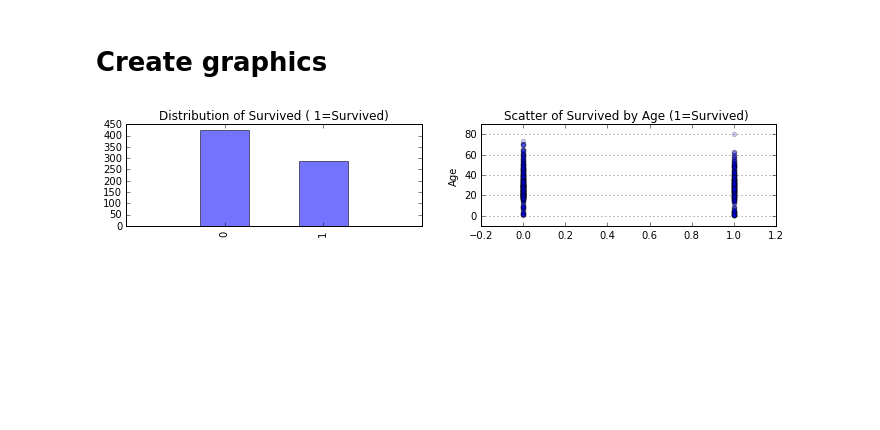
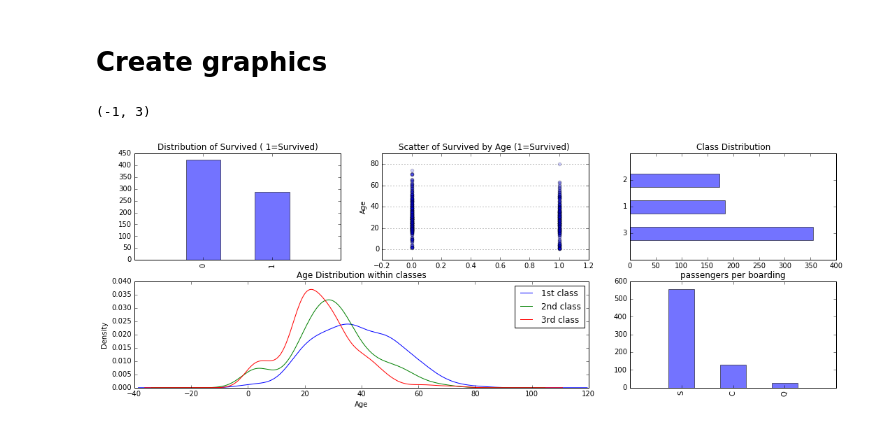
Before and after one commit to xingobar/visualization, a Jupyter notebook: data visulization.ipynb, the cells around one changed output. Saved outputs shown, nothing was run; the diff lists cells and outputs as text; code cells hidden in the pictures; blank space fills up the shorter version.

```diff
--- a/data visulization.ipynb
+++ b/data visulization.ipynb
@@ -67,23 +67,45 @@ df.dropna(inplace=True)
 # %% [markdown]
 # Create graphics
 # %%
-fig = plt.figure(figsize=(18,4),dpi=600)
+fig = plt.figure(figsize=(18,6),dpi=600)
 alpha_barchart = 0.55
 alpha = 0.2
 
 ## figure 1 ##
 ax1 = plt.subplot2grid((2,3),(0,0))  # two row , three column
 df['Survived'].value_counts().plot(kind='bar',alpha=alpha_barchart)
 ax1.set_xlim(-1,2)
 plt.title('Distribution of Survived ( 1=Survived)')
 
 ### figure 2 ##
 ax2 = plt.subplot2grid((2,3),(0,1))
 plt.scatter(df['Survived'],df['Age'],alpha=alpha)
 plt.title('Scatter of Survived by Age (1=Survived) ')
 plt.ylabel('Age')
 plt.grid(b=True,which='major',axis='y')
 
-## figure 3
+## figure 3 ##
+ax3 = plt.subplot2grid((2,3),(0,2))
+df['Pclass'].value_counts().plot(kind='barh',alpha=alpha_barchart)
+plt.title('Class Distribution')
+ax3.set_ylim(-1,len(df['Pclass'].value_counts()))
+
+## figure 4
+# plot kernel density
+ax4 = plt.subplot2grid((2,3),(1,0),colspan=2)
+df.Age[df.Pclass==1].plot(kind='kde')
+df.Age[df.Pclass==2].plot(kind='kde')
+df.Age[df.Pclass==3].plot(kind='kde')
+plt.xlabel('Age')
+plt.legend(('1st class','2nd class','3rd class'),loc='best')
+plt.title('Age Distribution within classes')
+
+
+## figure 5 ###
+ax5 = plt.subplot2grid((2,3),(1,2))
+df['Embarked'].value_counts().plot(kind='bar',alpha=alpha_barchart)
+plt.title('passengers per boarding location')
+ax5.set_xlim(-1,len(df['Embarked'].value_counts()))
 # %% [output]
+(-1, 3)
-[figure, old version]
+[figure, new version]
```
Also changed, not shown: parts of 2 cells of this notebook.
